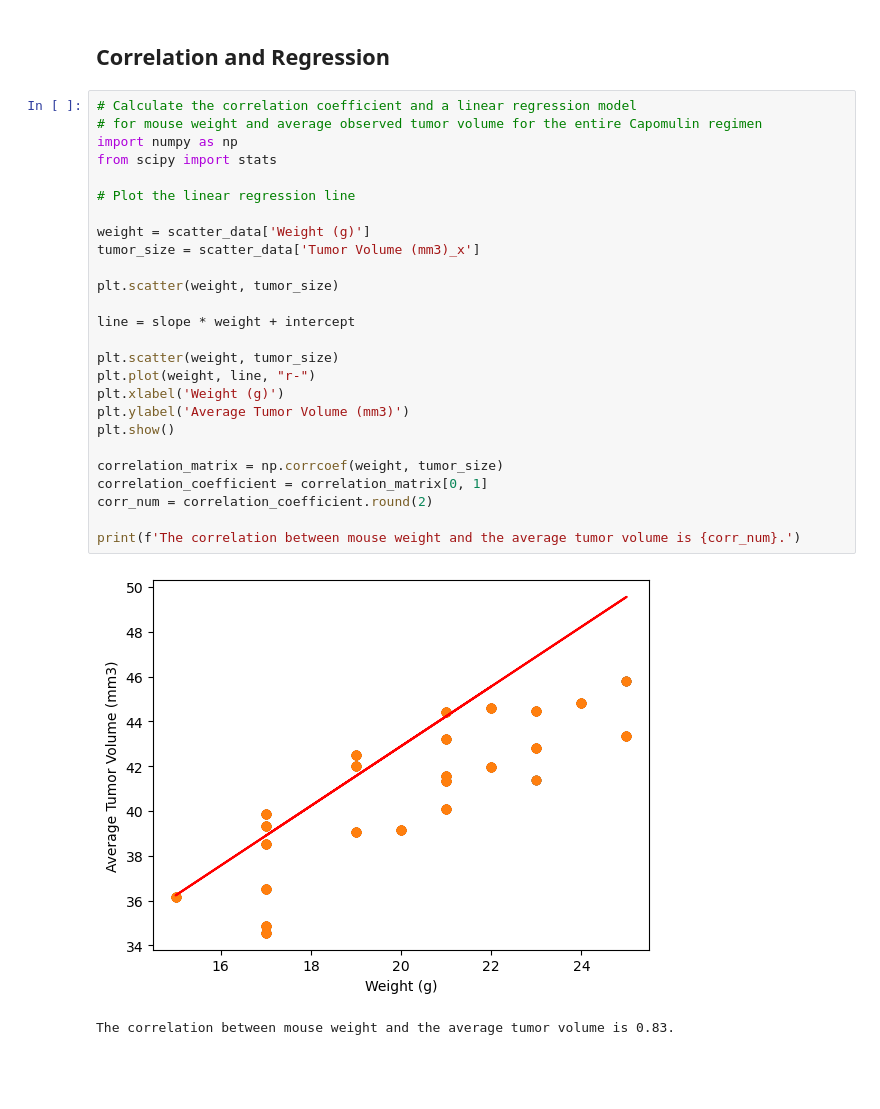
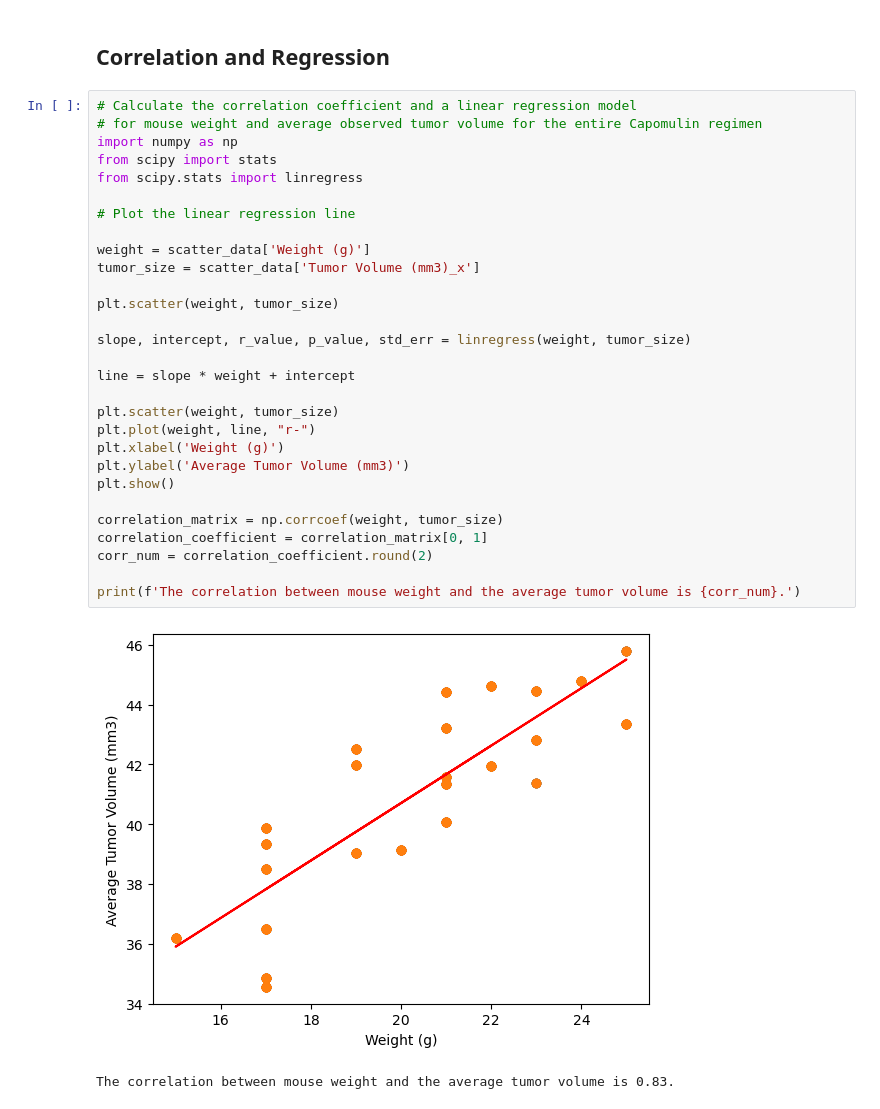
Before and after one commit to thomasjngo/Pharmaceuticals-Analysis, a Jupyter notebook: pymaceuticals_starter.ipynb, the cells around one changed output. Saved outputs shown, nothing was run; the diff lists cells and outputs as text; blank space fills up the shorter version.

```diff
--- a/pymaceuticals_starter.ipynb
+++ b/pymaceuticals_starter.ipynb
@@ -342,29 +326,32 @@ scatter_data
 # %%
 # Calculate the correlation coefficient and a linear regression model
 # for mouse weight and average observed tumor volume for the entire Capomulin regimen
 import numpy as np
 from scipy import stats
+from scipy.stats import linregress
 
 # Plot the linear regression line
 
 weight = scatter_data['Weight (g)']
 tumor_size = scatter_data['Tumor Volume (mm3)_x']
 
 plt.scatter(weight, tumor_size)
+
+slope, intercept, r_value, p_value, std_err = linregress(weight, tumor_size)
 
 line = slope * weight + intercept
 
 plt.scatter(weight, tumor_size)
 plt.plot(weight, line, "r-")
 plt.xlabel('Weight (g)')
 plt.ylabel('Average Tumor Volume (mm3)')
 plt.show()
 
 correlation_matrix = np.corrcoef(weight, tumor_size)
 correlation_coefficient = correlation_matrix[0, 1]
 corr_num = correlation_coefficient.round(2)
 
 print(f'The correlation between mouse weight and the average tumor volume is {corr_num}.')
 # %% [output]
-[figure, old version]
+[figure, new version]
 The correlation between mouse weight and the average tumor volume is 0.83.
```
Also changed, not shown: parts of 2 cells of this notebook.
